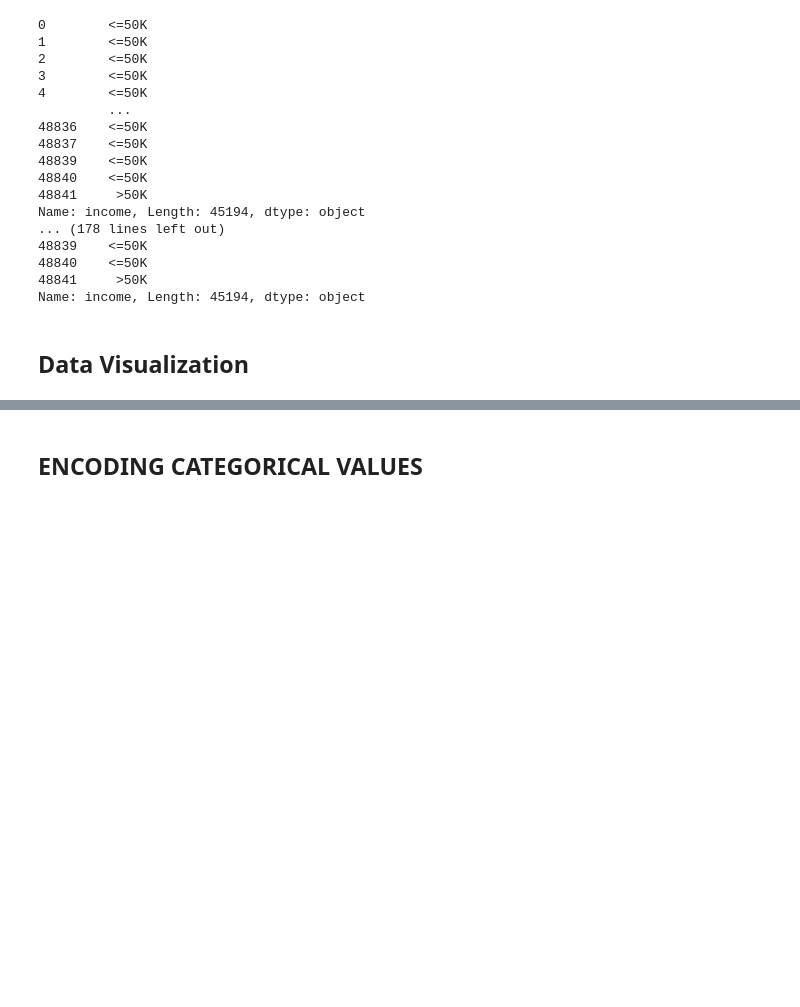
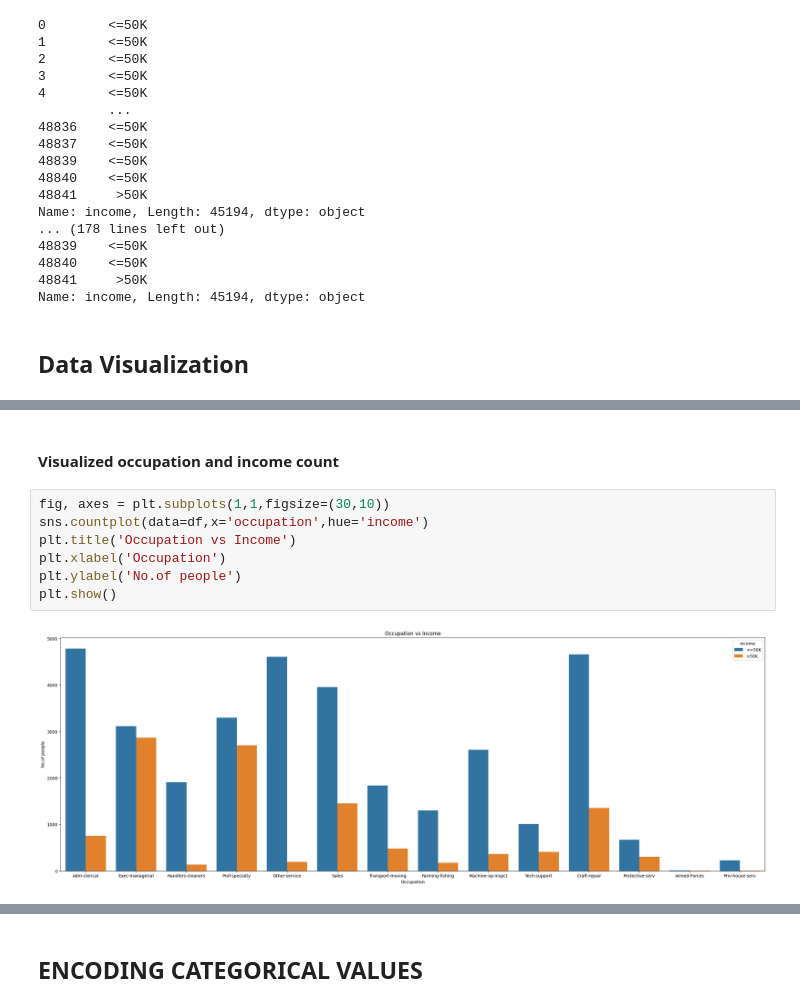
Before and after one commit to Naveen-Savi08/Income-Prediction, a Jupyter notebook: Preprocessing.ipynb, the cells around one changed output, grey strips where cells are left out. Drawn from its saved outputs; the diff is of its cells as text; blank space fills up the shorter version.

```diff
--- a/Preprocessing.ipynb
+++ b/Preprocessing.ipynb
@@ -397,0 +409,11 @@ Name: income, Length: 45194, dtype: object
+# %% [markdown]
+#### Visualized occupation and income count
+# %%
+fig, axes = plt.subplots(1,1,figsize=(30,10))
+sns.countplot(data=df,x='occupation',hue='income')
+plt.title('Occupation vs Income')
+plt.xlabel('Occupation')
+plt.ylabel('No.of people')
+plt.show()
+# %% [output]
+[figure, added]
```
Also changed, not shown: parts of 15 cells of this notebook, 1 other file.
